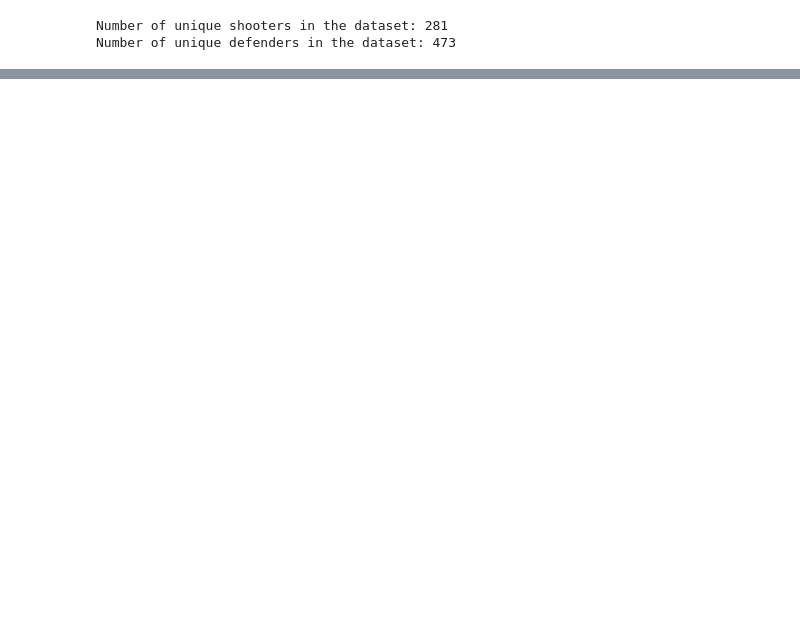
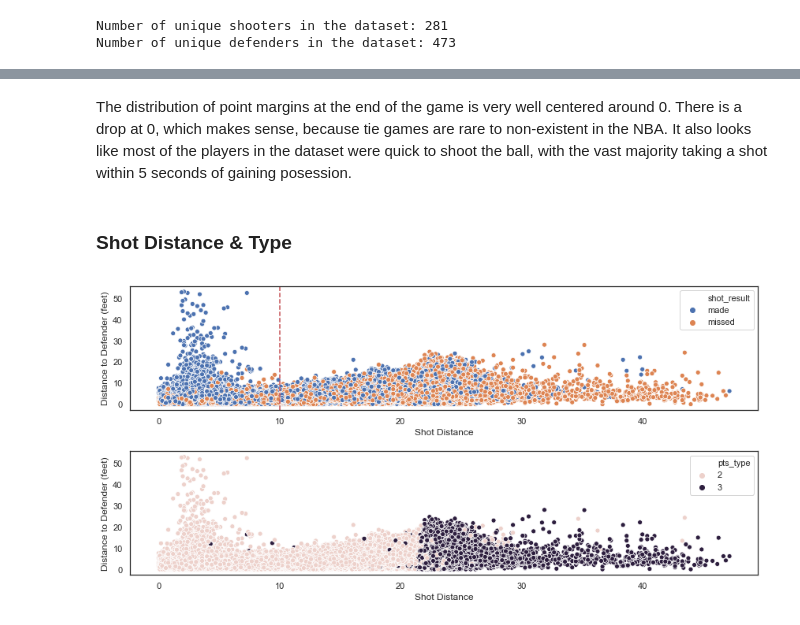
Before and after one commit to bwilson7/Thinkful_Drills, a Jupyter notebook: bootcamp_unit_4/4.3.6_deep_learning_challenge.ipynb, the cells around one changed output, grey strips where cells are left out. Saved outputs shown, nothing was run; the diff lists cells and outputs as text; code cells hidden in the pictures; blank space fills up the shorter version.

```diff
--- a/bootcamp_unit_4/4.3.6_deep_learning_challenge.ipynb
+++ b/bootcamp_unit_4/4.3.6_deep_learning_challenge.ipynb
@@ -141,0 +129,2 @@ dtype: object
+# %%
+nba_df['match_date'] = pd.to_datetime(nba_df['match_date'])
@@ -171,0 +268,28 @@ The total dataset has 45% of the shots made, which is pretty good. It's also hel
+# %% [markdown]
+The distribution of point margins at the end of the game is very well centered around 0. There is a drop at 0, which makes sense, because tie games are rare to non-existent in the NBA. It also looks like most of the players in the dataset were quick to shoot the ball, with the vast majority taking a shot within 5 seconds of gaining posession.
+# %% [markdown]
+### Shot Distance & Type
+# %%
+plt.figure(figsize=(12,6))
+plt.subplot(2,1,1)
+sns.scatterplot(
+    x=nba_df['shot_dist'],
+    y=nba_df['close_def_dist'],
+    hue=nba_df['shot_result']
+)
+plt.ylabel('Distance to Defender (feet)')
+plt.xlabel('Shot Distance')
+plt.axvline(x=10, ls='--', c='r')
+
+plt.subplot(2,1,2)
+sns.scatterplot(
+    x=nba_df['shot_dist'],
+    y=nba_df['close_def_dist'],
+    hue=nba_df['pts_type']
+)
+plt.ylabel('Distance to Defender (feet)')
+plt.xlabel('Shot Distance')
+plt.tight_layout()
+plt.show()
+# %% [output]
+[figure, added]
```
Also changed, not shown: parts of 56 cells of this notebook.
